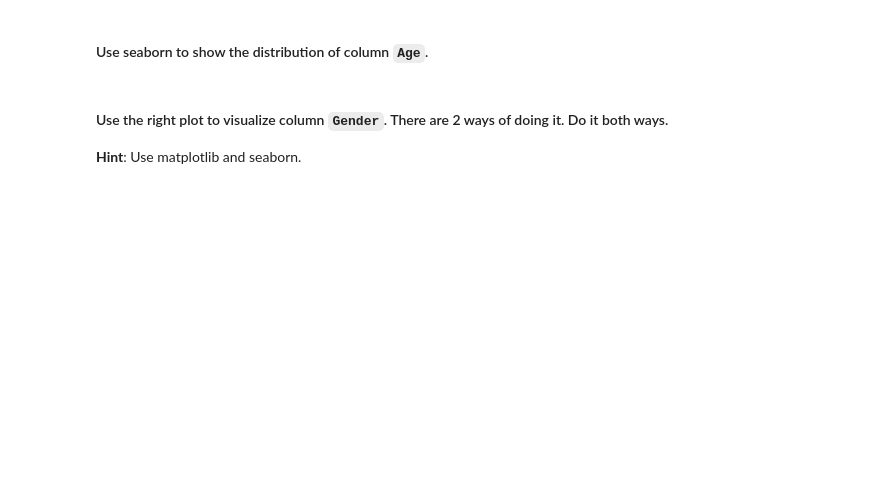
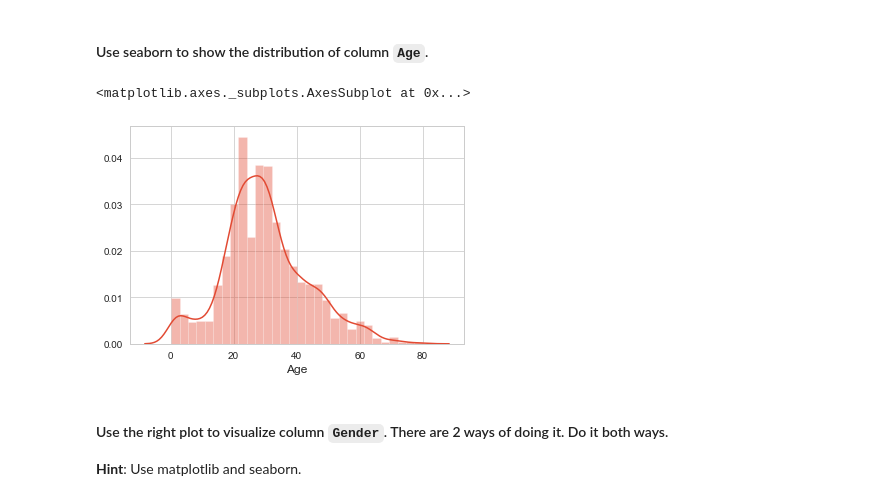
Before and after one commit to peiriant/lab-matplotlib-seaborn, a Jupyter notebook: your-code/main.ipynb, the cells around one changed output. Drawn from its saved outputs; the diff is of its cells as text; code cells hidden in the pictures; blank space fills up the shorter version.

```diff
--- a/your-code/main.ipynb
+++ b/your-code/main.ipynb
@@ -228,3 +280,8 @@ your comments here
+# %%
+sns.distplot(titanic['Age'])
+# %% [output]
+<matplotlib.axes._subplots.AxesSubplot at 0x...>
+[figure, added]
 # %% [markdown]
 #### Use the right plot to visualize column `Gender`. There are 2 ways of doing it. Do it both ways.
 **Hint**: Use matplotlib and seaborn.
```
Also changed, not shown: parts of 45 cells of this notebook, 1 other file.
